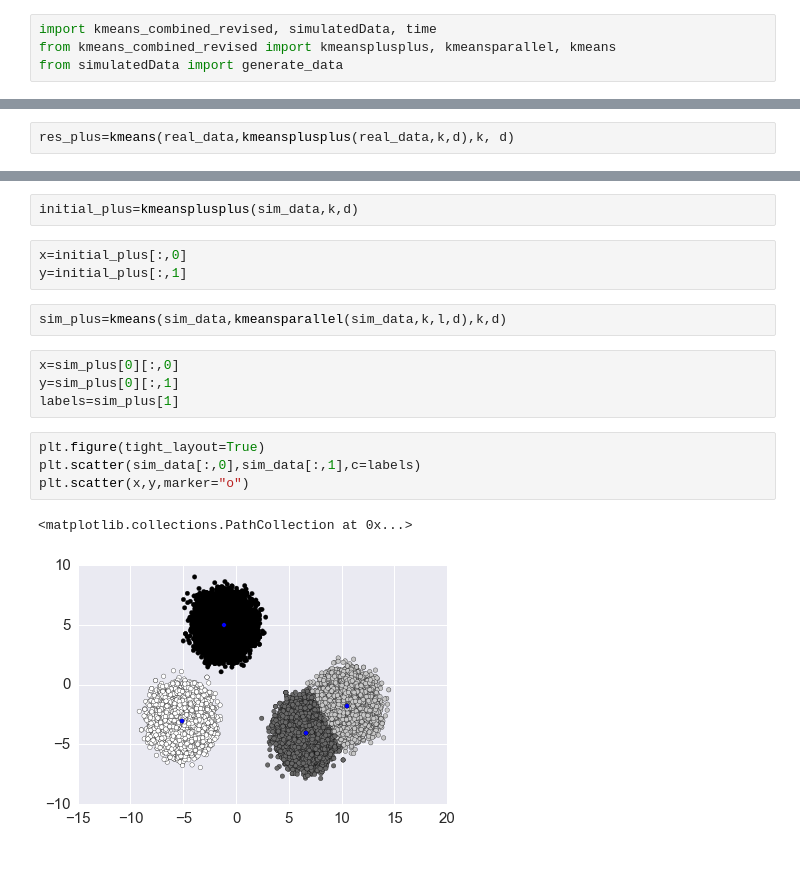
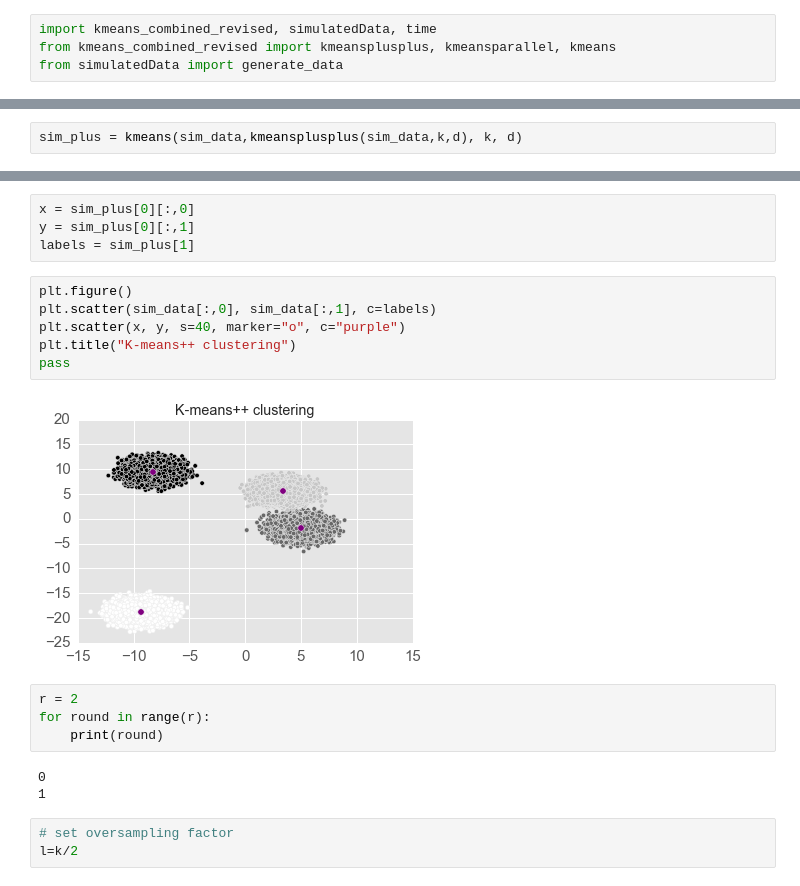
Before and after one commit to jeromemassot/Kmeans_Parallel, a Jupyter notebook: Results.ipynb, the cells around one changed output, grey strips where cells are left out. Saved outputs shown, nothing was run; the diff lists cells and outputs as text; blank space fills up the shorter version.

Commit message:
pretty plots

```diff
--- a/Results.ipynb
+++ b/Results.ipynb
@@ -14,2 +32,2 @@ from simulatedData import generate_data
 # %%
-res_plus=kmeans(real_data,kmeansplusplus(real_data,k,d),k, d)
+sim_plus = kmeans(sim_data,kmeansplusplus(sim_data,k,d), k, d)
@@ -25,18 +34,22 @@ sim_data=generate_data(k,R,d)
-# %%
-initial_plus=kmeansplusplus(sim_data,k,d)
 # %%
-x=initial_plus[:,0]
-y=initial_plus[:,1]
+x = sim_plus[0][:,0]
+y = sim_plus[0][:,1]
+labels = sim_plus[1]
-# %%
-sim_plus=kmeans(sim_data,kmeansparallel(sim_data,k,l,d),k,d)
-# %%
-x=sim_plus[0][:,0]
-y=sim_plus[0][:,1]
-labels=sim_plus[1]
 # %%
-plt.figure(tight_layout=True)
-plt.scatter(sim_data[:,0],sim_data[:,1],c=labels)
-plt.scatter(x,y,marker="o")
+plt.figure()
+plt.scatter(sim_data[:,0], sim_data[:,1], c=labels)
+plt.scatter(x, y, s=40, marker="o", c="purple")
+plt.title("K-means++ clustering")
+pass
 # %% [output]
-<matplotlib.collections.PathCollection at 0x...>
-[figure, old version]
+[figure, new version]
+# %%
+r = 2
+for round in range(r):
+    print(round)
+# %% [output]
+0
+1
+# %%
+# set oversampling factor
+l=k/2
```
Also changed, not shown: parts of 5 cells of this notebook.
